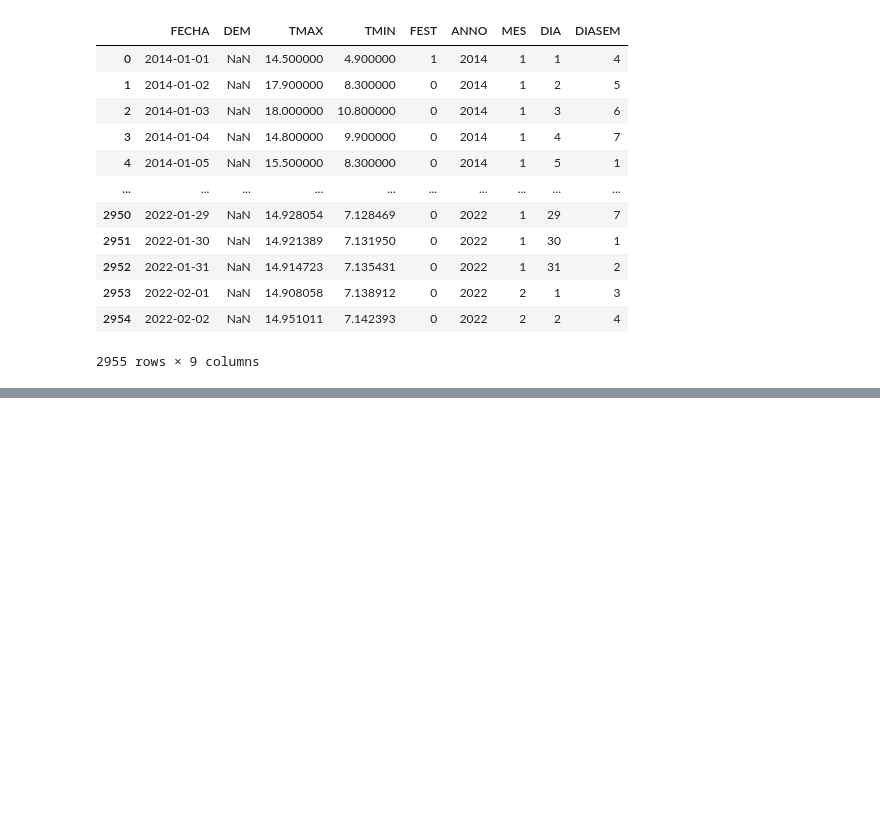
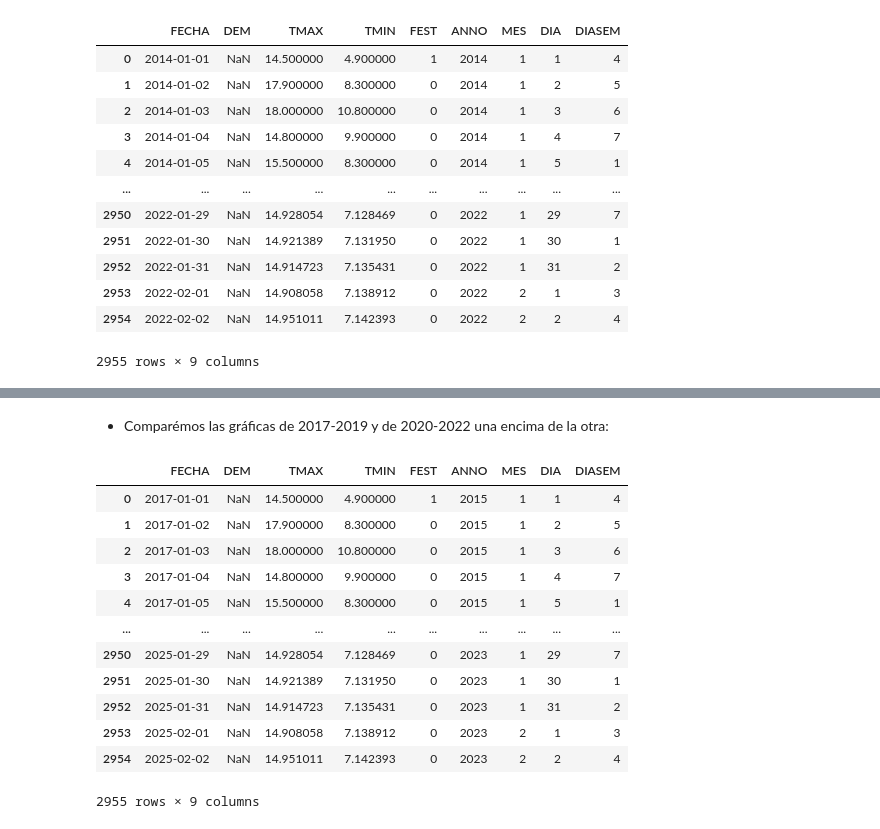
Before and after one commit to SeroviICAI/TRABAJO-1-ESTADISTICA-DESCRIPTIVA, a Jupyter notebook: notebooks/demanda_202122.ipynb, the cells around one changed output, grey strips where cells are left out. Cells and saved outputs as stored; diff of their text form; code cells hidden in the pictures; blank space fills up the shorter version.

```diff
--- a/notebooks/demanda_202122.ipynb
+++ b/notebooks/demanda_202122.ipynb
@@ -218,0 +211,33 @@ plt.show()
+# %% [markdown]
+- Comparémos las gráficas de 2017-2019 y de 2020-2022 una encima de la otra:
+# %%
+# Primero creamos un dataframe que esté desfasado 3 años:
+from dateutil.relativedelta import relativedelta
+
+def add_3_year(x):
+    return x + relativedelta(years=3)
+
+def add_three(x):
+    return x + 1
+
+bdataframe_171819 = cdataframe_171819.copy()
+bdataframe_171819['FECHA'] = bdataframe_171819['FECHA'].apply(add_3_year)
+bdataframe_171819['ANNO'] = bdataframe_171819['ANNO'].apply(add_three)
+
+# No hace falta acotar el dataframe de 2017-19 (con el desfase de 2020-22),
+# ya que lo podremos hacer luego al graficar.
+bdataframe_171819
+# %% [output]
+|  | FECHA | DEM | TMAX | TMIN | FEST | ANNO | MES | DIA | DIASEM |
+| 0 | 2017-01-01 | NaN | 14.500000 | 4.900000 | 1 | 2015 | 1 | 1 | 4 |
+| 1 | 2017-01-02 | NaN | 17.900000 | 8.300000 | 0 | 2015 | 1 | 2 | 5 |
+| 2 | 2017-01-03 | NaN | 18.000000 | 10.800000 | 0 | 2015 | 1 | 3 | 6 |
+| 3 | 2017-01-04 | NaN | 14.800000 | 9.900000 | 0 | 2015 | 1 | 4 | 7 |
+| 4 | 2017-01-05 | NaN | 15.500000 | 8.300000 | 0 | 2015 | 1 | 5 | 1 |
+| ... | ... | ... | ... | ... | ... | ... | ... | ... | ... |
+| 2950 | 2025-01-29 | NaN | 14.928054 | 7.128469 | 0 | 2023 | 1 | 29 | 7 |
+| 2951 | 2025-01-30 | NaN | 14.921389 | 7.131950 | 0 | 2023 | 1 | 30 | 1 |
+| 2952 | 2025-01-31 | NaN | 14.914723 | 7.135431 | 0 | 2023 | 1 | 31 | 2 |
+| 2953 | 2025-02-01 | NaN | 14.908058 | 7.138912 | 0 | 2023 | 2 | 1 | 3 |
+| 2954 | 2025-02-02 | NaN | 14.951011 | 7.142393 | 0 | 2023 | 2 | 2 | 4 |
+2955 rows × 9 columns
```
Also changed, not shown: parts of 3 cells of this notebook, 4 other files.
